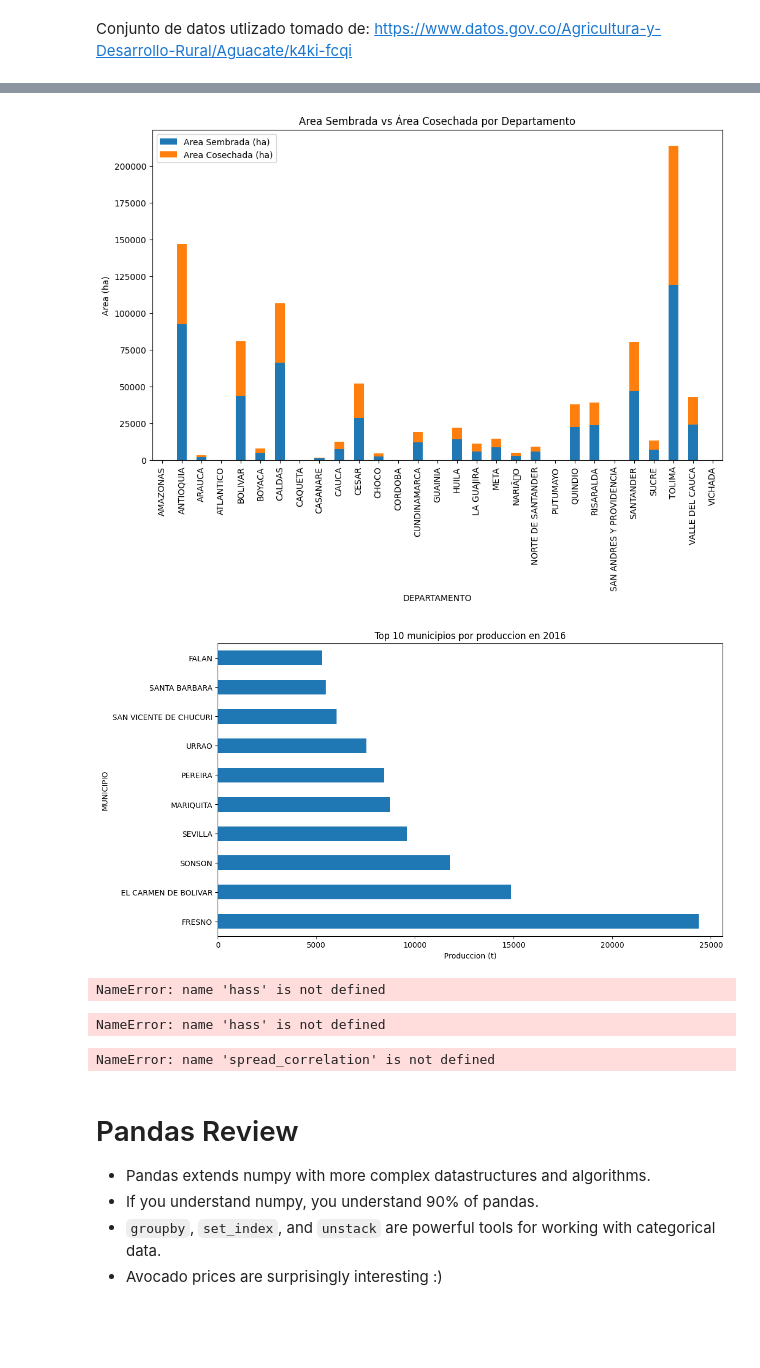
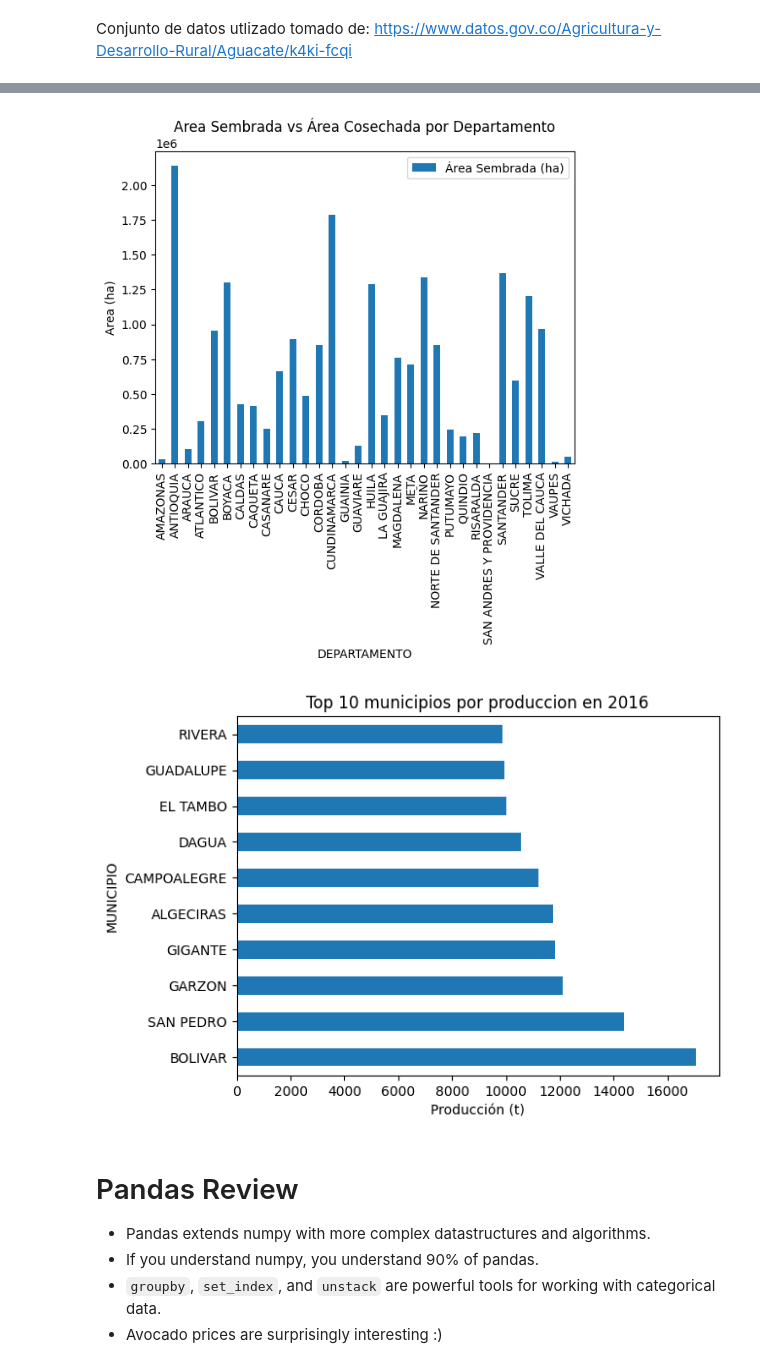
Before and after one commit to juliano-echo21/MetNumUN2024l, a Jupyter notebook: Lab2/jurinconor_Lab2.ipynb, the cells around one changed output, grey strips where cells are left out. Saved outputs shown, nothing was run; the diff lists cells and outputs as text; code cells hidden in the pictures; blank space fills up the shorter version.

```diff
--- a/Lab2/jurinconor_Lab2.ipynb
+++ b/Lab2/jurinconor_Lab2.ipynb
@@ -1558,7 +1490,8 @@ import matplotlib.pyplot as plt
 import seaborn as sns
 
 # Cargar los datos
-df = pd.read_csv('avocadoCOL.csv', encoding='latin1', index_col=0)
+df = pd.read_csv('avocadoCOL.csv', encoding='utf-8', index_col=0)
+df.columns = [c.replace("\n", " ") for c in df.columns]
 
 # Suponiendo que df es tu DataFrame actual
 # Primero, imprime los nombres actuales de las columnas para entender cómo están desplazados
@@ -1571,9 +1504,9 @@ print(df.head())
 # Limpieza básica y conversión de tipos de datos si es necesario
 # Por ejemplo, asegurándose de que 'AÑO', 'Área Sembrada (ha)', 'Área Cosechada (ha)',
 # 'Producción (t)', y 'Rendimiento (t/ha)' sean del tipo correcto
-df['YEAR'] = pd.to_numeric(df['YEAR'], errors='coerce')
-df['Area Sembrada (ha)'] = pd.to_numeric(df['Area Sembrada (ha)'], errors='coerce')
-df['Area Cosechada (ha)'] = pd.to_numeric(df['Area Cosechada (ha)'], errors='coerce')
-df['Produccion (t)'] = pd.to_numeric(df['Produccion (t)'], errors='coerce')
+df['YEAR'] = pd.to_numeric(df['AÑO'], errors='coerce')
+df['Área Sembrada (ha)'] = pd.to_numeric(df['Área Sembrada (ha)'], errors='coerce')
+df['Area Cosechada (ha)'] = pd.to_numeric(df['Área Cosechada (ha)'], errors='coerce')
+df['Producción (t)'] = pd.to_numeric(df['Producción (t)'], errors='coerce')
 df['Rendimiento (t/ha)'] = pd.to_numeric(df['Rendimiento (t/ha)'], errors='coerce')
 # %% [output]
@@ -1615,21 +1548,23 @@ plt.show()
 # %%
 # 3. Comparación de área sembrada versus área cosechada por departamento
-area_por_departamento = df.groupby('DEPARTAMENTO')[['Area Sembrada (ha)', 'Area Cosechada (ha)']].sum()
+area_por_departamento = df.groupby('DEPARTAMENTO')[['Área Sembrada (ha)', 'Área Cosechada (ha)']].sum()
 area_por_departamento.plot(kind='bar', stacked=True)
 plt.title('Area Sembrada vs Área Cosechada por Departamento')
 plt.ylabel('Area (ha)')
 plt.show()
 # %% [output]
-[figure, old version]
+[figure, new version]
 # %%
-# 4. Top municipios en términos de producción para el año 2016 (o cualquier año específico)
-top_municipios = df[df['YEAR'] == 2016].groupby('MUNICIPIO')['Produccion (t)'].sum().nlargest(10)
-top_municipios.plot(kind='barh')
-plt.title('Top 10 municipios por produccion en 2016')
-plt.xlabel('Produccion (t)')
-plt.show()
+if not df[df['AÑO'] == '2,016'].empty:
+    top_municipios = df[df['AÑO'] == "2,016"].groupby('MUNICIPIO')['Producción (t)'].sum().nlargest(10)
+    top_municipios.plot(kind='barh')
+    plt.title('Top 10 municipios por produccion en 2016')
+    plt.xlabel('Producción (t)')
+    plt.show()
+else:
+    print("No data available for the year 2016.")
 # %% [output]
-[figure, old version]
+[figure, new version]
 # %%
 def _organic_spread(group):
 
@@ -1655,26 +1590,6 @@ def organic_spread_by_region(df):
         .groupby(level='Region', axis=1)
         .apply(_organic_spread)
     )
-# %%
-organic_spread_by_region(hass).plot();
-plt.gca().set_title("Daily Regional Organic Spread");
-plt.legend(bbox_to_anchor=(1, 1));
-# %% [output]
-NameError: name 'hass' is not defined
-# %%
-spread_correlation = organic_spread_by_region(hass).corr()
-spread_correlation
-# %% [output]
-NameError: name 'hass' is not defined
-# %%
-import seaborn as sns
-grid = sns.clustermap(spread_correlation, annot=True)
-fig = grid.fig
-axes = fig.axes
-ax = axes[2]
-ax.set_xticklabels(ax.get_xticklabels(), rotation=45);
-# %% [output]
-NameError: name 'spread_correlation' is not defined
 # %% [markdown]
 # Pandas Review
 
```
Also changed, not shown: parts of 7 cells of this notebook.
